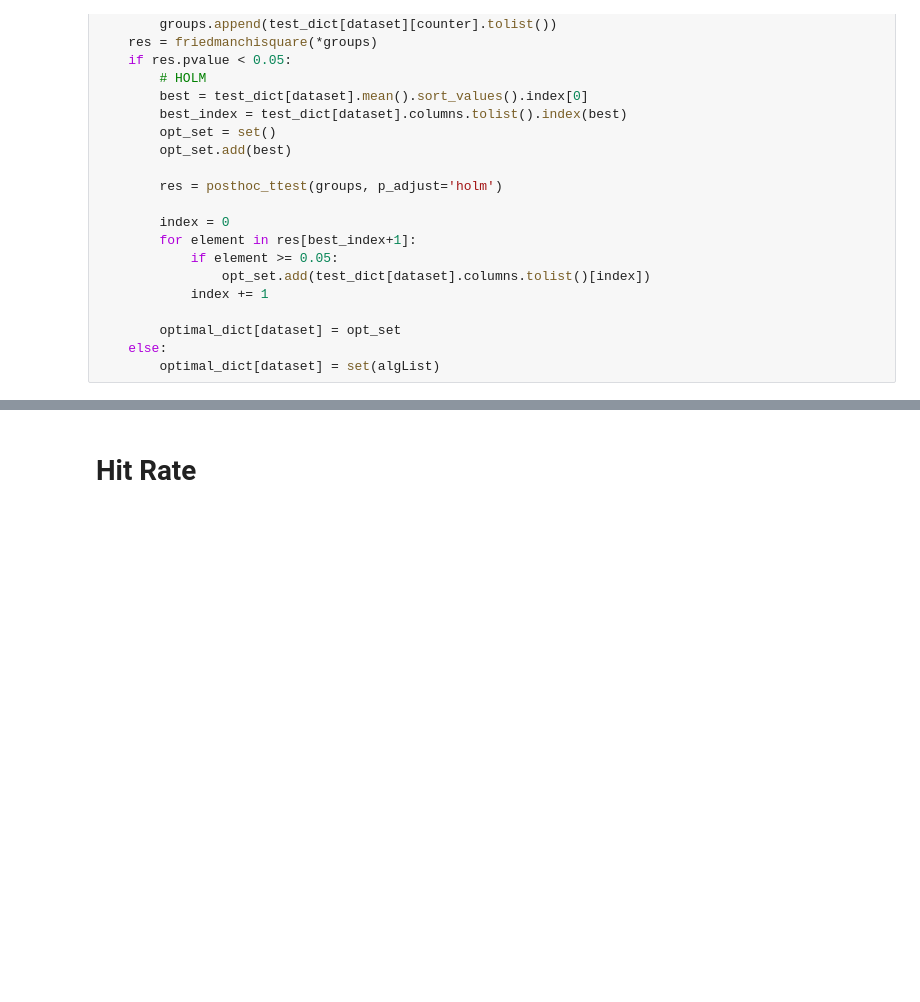
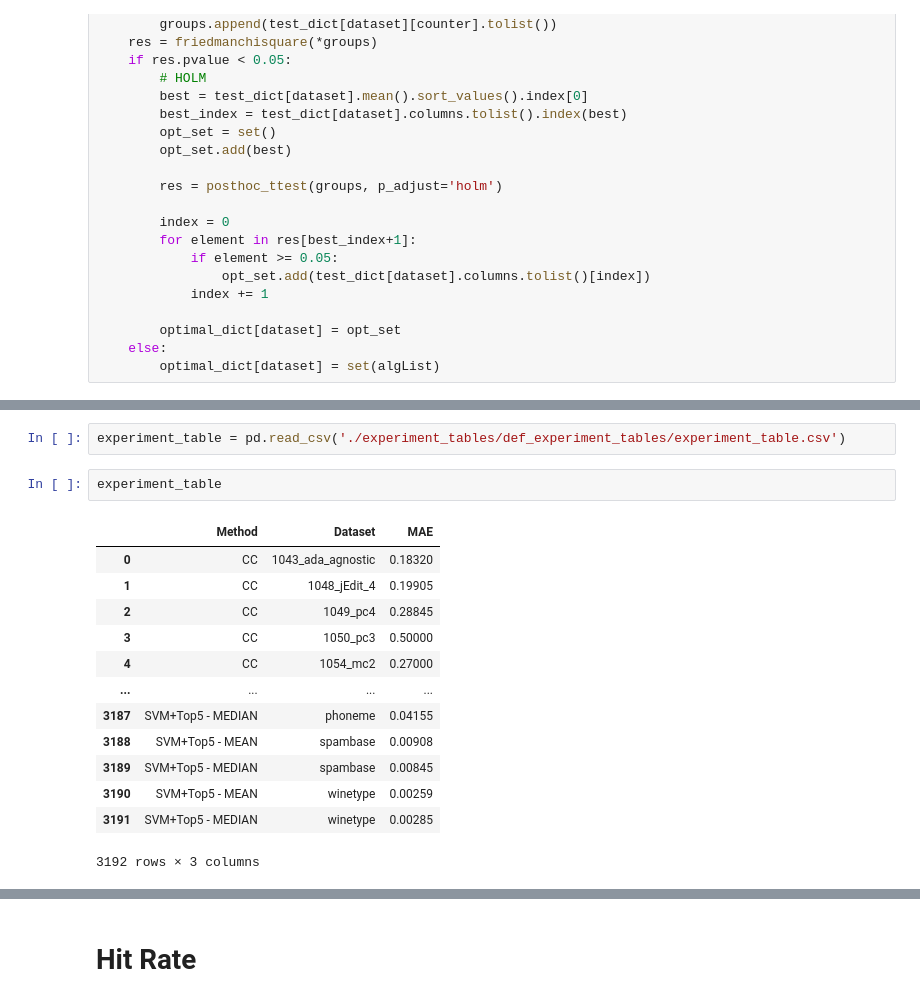
Before and after one commit to Bachega/lequa2024_workshop, a Jupyter notebook: recommender_ENSEMBLE.ipynb, the cells around one changed output, grey strips where cells are left out. Drawn from its saved outputs; the diff is of its cells as text; blank space fills up the shorter version.

Commit message:
experiment_table gerada

```diff
--- a/recommender_ENSEMBLE.ipynb
+++ b/recommender_ENSEMBLE.ipynb
@@ -493,0 +505,18 @@ hit_rate_table.to_csv('./recommender_hit_table/recommender_hit_rate_table.csv',
+# %%
+experiment_table = pd.read_csv('./experiment_tables/def_experiment_tables/experiment_table.csv')
+# %%
+experiment_table
+# %% [output]
+|  | Method | Dataset | MAE |
+| 0 | CC | 1043_ada_agnostic | 0.18320 |
+| 1 | CC | 1048_jEdit_4 | 0.19905 |
+| 2 | CC | 1049_pc4 | 0.28845 |
+| 3 | CC | 1050_pc3 | 0.50000 |
+| 4 | CC | 1054_mc2 | 0.27000 |
+| ... | ... | ... | ... |
+| 3187 | SVM+Top5 - MEDIAN | phoneme | 0.04155 |
+| 3188 | SVM+Top5 - MEAN | spambase | 0.00908 |
+| 3189 | SVM+Top5 - MEDIAN | spambase | 0.00845 |
+| 3190 | SVM+Top5 - MEAN | winetype | 0.00259 |
+| 3191 | SVM+Top5 - MEDIAN | winetype | 0.00285 |
+3192 rows × 3 columns
```
Also changed, not shown: parts of 10 cells of this notebook, 2 other files.
